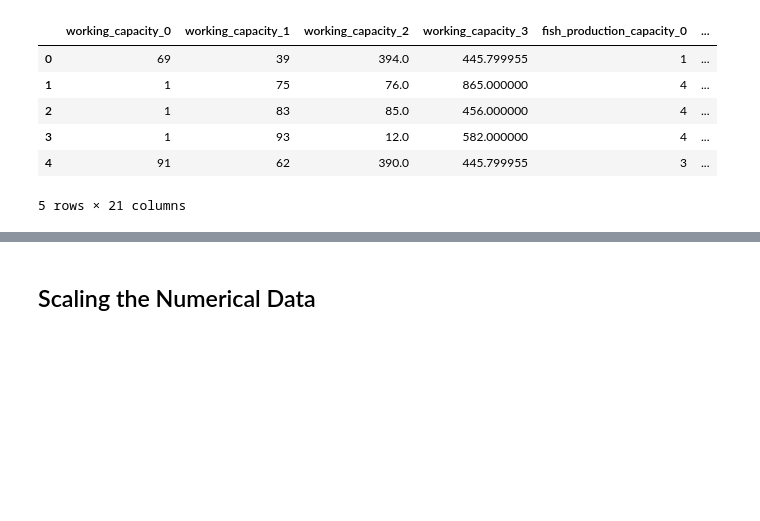
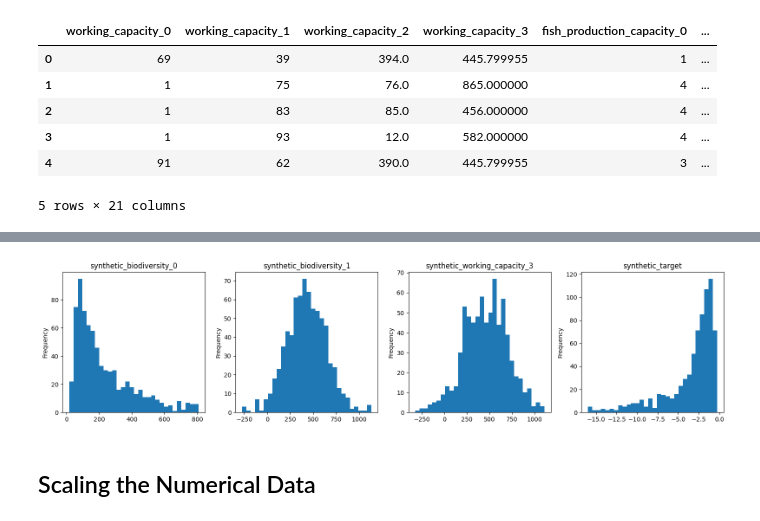
Before and after one commit to Bryan-Az/TF-PyTorch-Jax, a Jupyter notebook: Tensorflow-NN/TF_high_level_Einsum.ipynb, the cells around one changed output, grey strips where cells are left out. Saved outputs shown, nothing was run; the diff lists cells and outputs as text; code cells hidden in the pictures; blank space fills up the shorter version.

```diff
--- a/Tensorflow-NN/TF_high_level_Einsum.ipynb
+++ b/Tensorflow-NN/TF_high_level_Einsum.ipynb
@@ -38,0 +181,10 @@ y = numerical_features.loc[:, 'target']
+# %%
+all_mins = pd.concat([mins_X,pd.Series({'target':mins_Y})], axis=0)
+# %%
+all_maxs = pd.concat([maxs_X,pd.Series({'target':maxs_Y})], axis=0)
+# %%
+all_maxs.index = list(synthetic_env_data.columns)
+all_mins.index = list(synthetic_env_data.columns)
+# %%
+# removing outliers based on mean and std from base data
+synthetic_env_data = synthetic_env_data.where((synthetic_env_data >= all_mins) & (synthetic_env_data <= all_maxs)).dropna()
@@ -39,3 +215,18 @@ y = numerical_features.loc[:, 'target']
+# %%
+# Create a figure and a grid of subplots
+fig, axs = plt.subplots(1, 4, figsize=(4 * 4, 4))
+
+# Flatten the array of axes (subplots) for easy iteration
+axs_flat = axs.flatten()
+
+for i, column in enumerate(synthetic_env_data.columns):
+    # Plot the column data in its own subplot
+    synthetic_env_data[column].plot(kind='hist', bins=30, ax=axs_flat[i])
+    axs_flat[i].set_title(column)
+plt.tight_layout()  # Adjust the layout to make sure there's no overlap
+plt.show()
+# %% [output]
+[figure, added]
 # %% [markdown]
 ## Scaling the Numerical Data
 # %%
```
Also changed, not shown: parts of 36 cells of this notebook, 1 other file.
